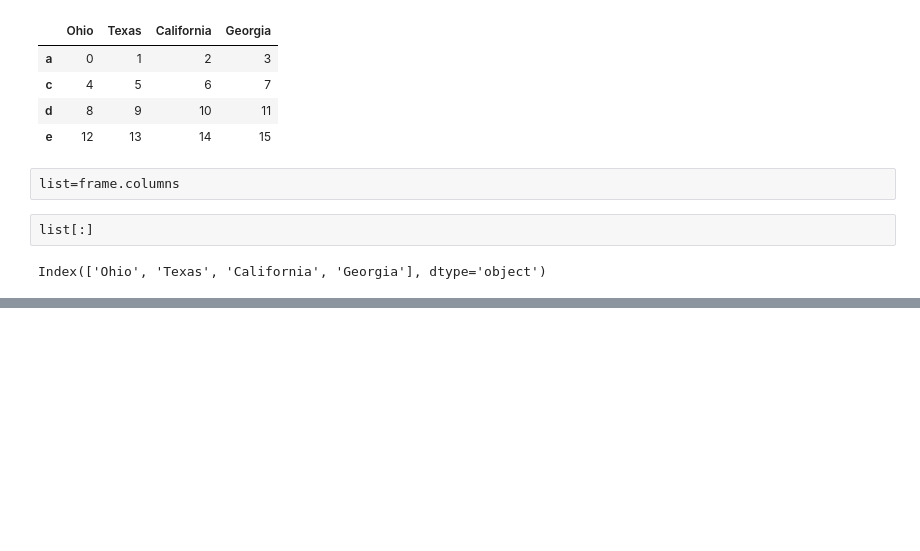
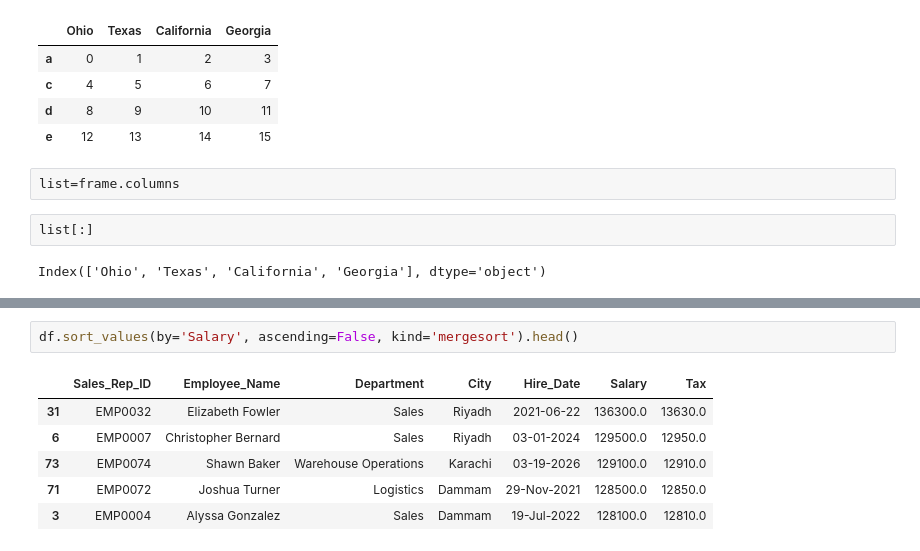
Before and after one commit to SyedSamiUllah1/Python_Practice, a Jupyter notebook: Book.ipynb, the cells around one changed output, grey strips where cells are left out. Cells and saved outputs as stored; diff of their text form; blank space fills up the shorter version.

```diff
--- a/Book.ipynb
+++ b/Book.ipynb
@@ -322,0 +465,9 @@ Index(['Ohio', 'Texas', 'California', 'Georgia'], dtype='object')
+# %%
+df.sort_values(by='Salary', ascending=False, kind='mergesort').head()
+# %% [output]
+|  | Sales_Rep_ID | Employee_Name | Department | City | Hire_Date | Salary | Tax |
+| 31 | EMP0032 | Elizabeth Fowler | Sales | Riyadh | 2021-06-22 | 136300.0 | 13630.0 |
+| 6 | EMP0007 | Christopher Bernard | Sales | Riyadh | 03-01-2024 | 129500.0 | 12950.0 |
+| 73 | EMP0074 | Shawn Baker | Warehouse Operations | Karachi | 03-19-2026 | 129100.0 | 12910.0 |
+| 71 | EMP0072 | Joshua Turner | Logistics | Dammam | 29-Nov-2021 | 128500.0 | 12850.0 |
+| 3 | EMP0004 | Alyssa Gonzalez | Sales | Dammam | 19-Jul-2022 | 128100.0 | 12810.0 |
```
Also changed, not shown: parts of 33 cells of this notebook.
